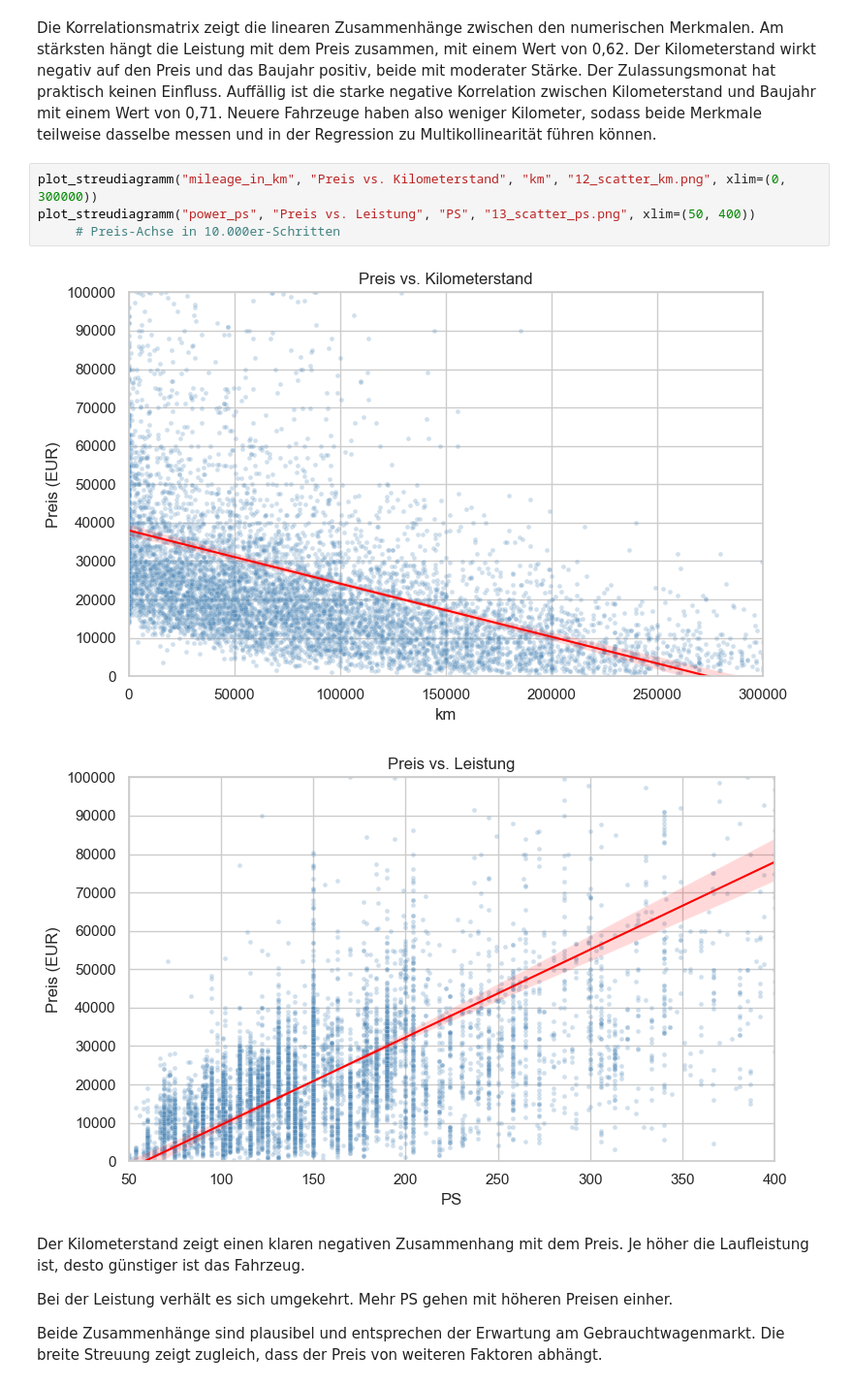
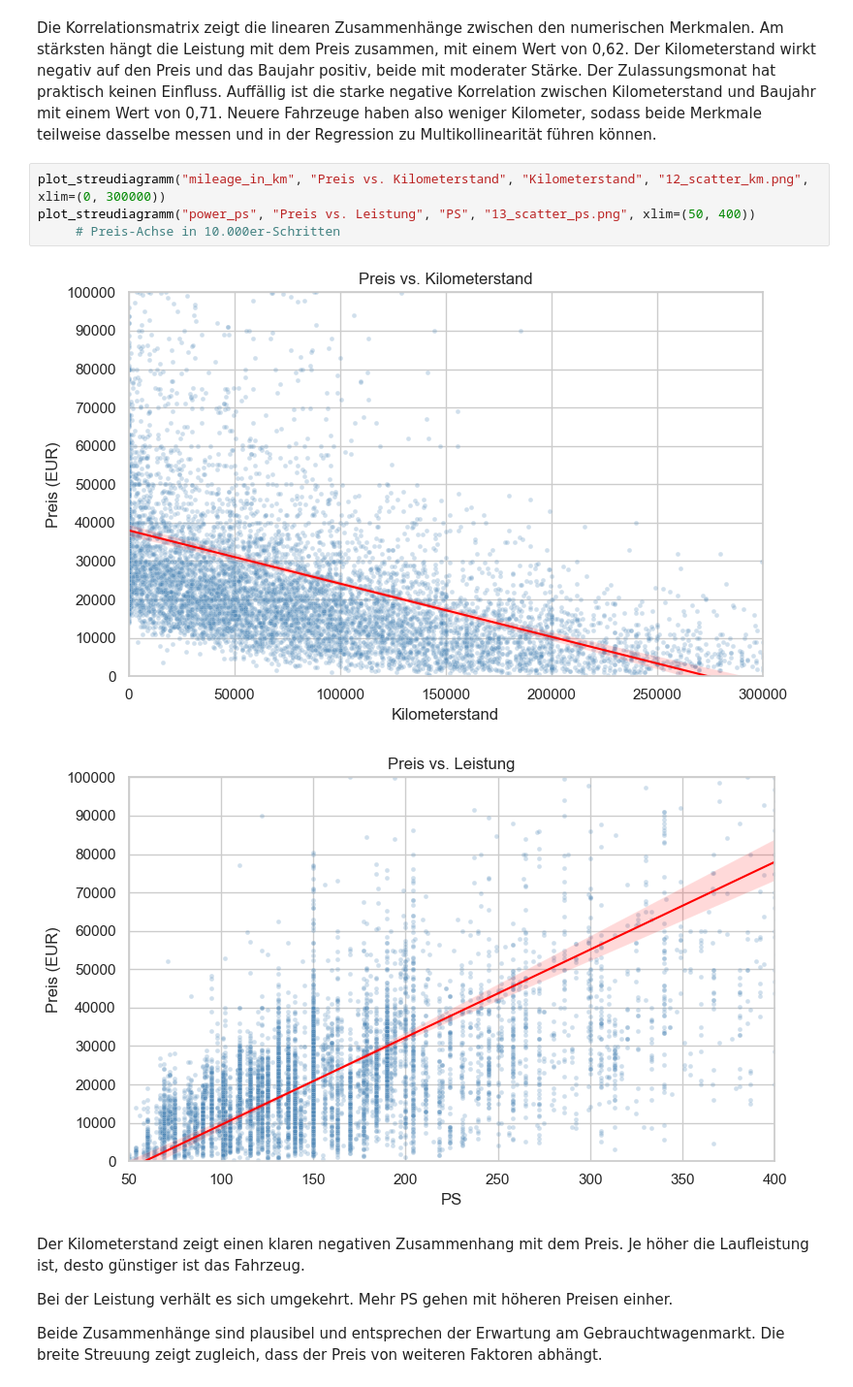
Before and after one commit to 1Zippel4/preisanalyse-autoscout24, a Jupyter notebook: notebooks/01_eda.ipynb, the cells around one changed output. Shown at 97% size. Saved outputs shown, nothing was run; the diff lists cells and outputs as text.

```diff
--- a/notebooks/01_eda.ipynb
+++ b/notebooks/01_eda.ipynb
@@ -680,11 +680,11 @@ mit einem Wert von 0,71. Neuere Fahrzeuge haben also weniger Kilometer, sodass b
 Merkmale teilweise dasselbe messen und in der Regression zu Multikollinearität
 führen können.
 # %%
-plot_streudiagramm("mileage_in_km", "Preis vs. Kilometerstand", "km", "12_scatter_km.png", xlim=(0, 300000))
+plot_streudiagramm("mileage_in_km", "Preis vs. Kilometerstand", "Kilometerstand", "12_scatter_km.png", xlim=(0, 300000))
 plot_streudiagramm("power_ps", "Preis vs. Leistung", "PS", "13_scatter_ps.png", xlim=(50, 400))
      # Preis-Achse in 10.000er-Schritten
 # %% [output]
-[figure, old version]
+[figure, new version]
 [figure]
 # %% [markdown]
 Der Kilometerstand zeigt einen klaren negativen Zusammenhang mit dem Preis. Je
```
Also changed, not shown: 6 other files.
